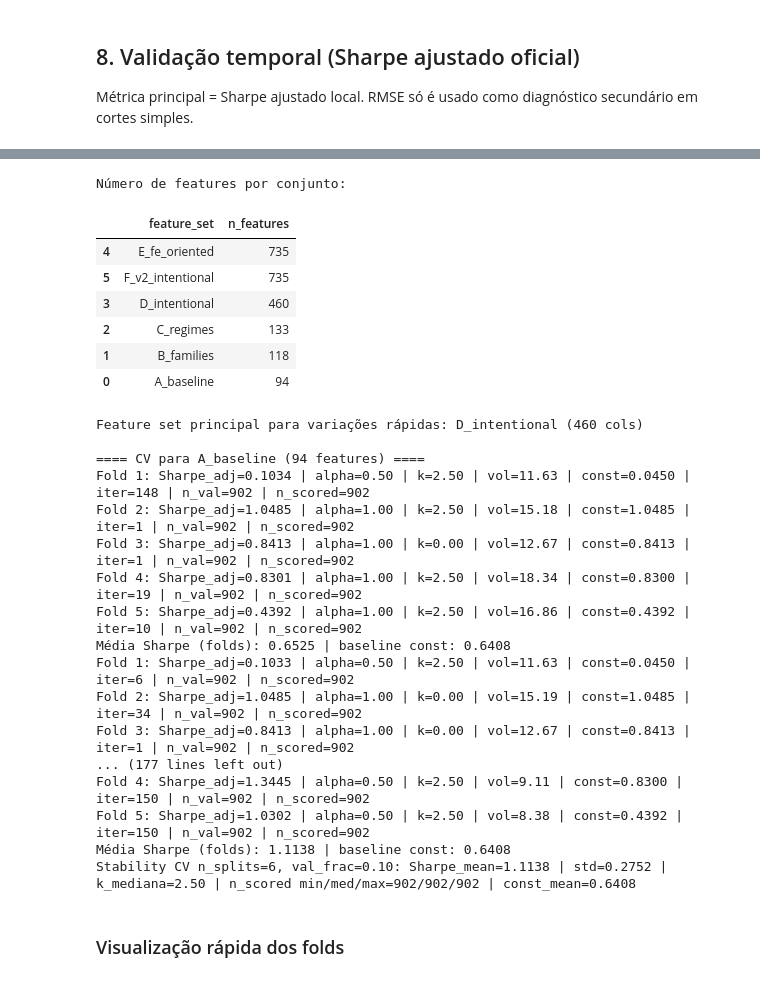
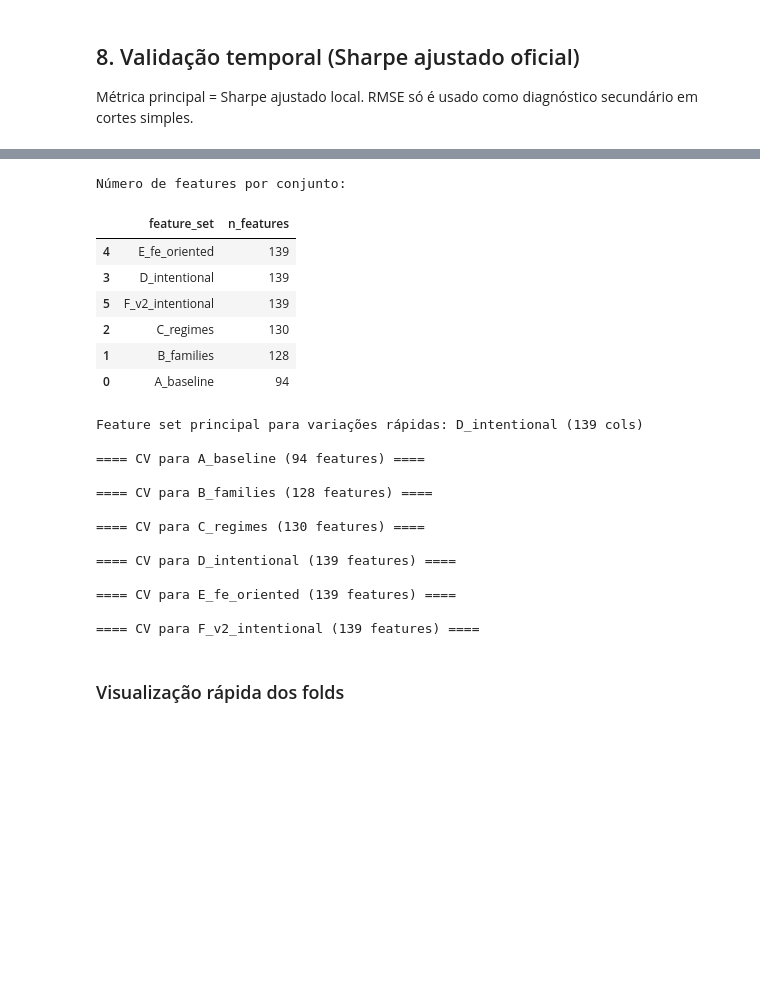
Before and after one commit to Marcux777/Contest-Hull-Tactical-Market-Prediction, a Jupyter notebook: notebooks/01_research.ipynb, the cells around one changed output, grey strips where cells are left out. Saved outputs shown, nothing was run; the diff lists cells and outputs as text; code cells hidden in the pictures; blank space fills up the shorter version.

```diff
--- a/notebooks/01_research.ipynb
+++ b/notebooks/01_research.ipynb
@@ -966,56 +967,64 @@ train_fe_all, test_fe_all, feature_cols_main, feature_sets, main_feature_set = m
     train,
     test_df=test,
     target_col=target_col,
     feature_set="D_intentional",
     intentional_cfg=INTENTIONAL_CFG,
     fe_cfg=FEATURE_CFG_DEFAULT,
 )
 _df = train_fe_all
+
+# Guardrail explícito: nenhum feature_set pode conter alvo ou retornos futuros (exceto versões lagged_).
+_leak_terms = {str(target_col), "forward_returns", "risk_free_rate", "market_forward_excess_returns"}
+_leak_terms = _leak_terms.union({t.lower() for t in _leak_terms})
+for fs_name, cols in feature_sets.items():
+    bad = []
+    for col in cols:
+        col_norm = str(col).lower()
+        if any(term in col_norm for term in _leak_terms) and not col_norm.startswith("lagged_"):
+            bad.append(col)
+    assert not bad, f"Leakage detectado em {fs_name}: {bad}"
+
 # Contagem de features por set
 feat_counts = pd.DataFrame(
     [{"feature_set": name, "n_features": len(cols)} for name, cols in feature_sets.items()]
 ).sort_values("n_features", ascending=False)
 print("Número de features por conjunto:")
 display(feat_counts)
 
 feature_cols_cv = feature_sets.get(main_feature_set, next(iter(feature_sets.values())))
 print(f"Feature set principal para variações rápidas: {main_feature_set} ({len(feature_cols_cv)} cols)")
 # Alias para compatibilidade com células seguintes
 feature_cols = feature_cols_cv
 
 cv_metrics = {}
 stability_reports = {}
 for name, cols in feature_sets.items():
     print(f"\n==== CV para {name} ({len(cols)} features) ====")
     cv_metrics[name] = pipeline.run_time_cv(train, feature_set=name, target_col=target_col, cfg=PIPELINE_CFG, n_splits=5, val_frac=0.10)
     sanity_shuffle_test(_df, cols, target_col, n_splits=3)
     stability_reports[name] = stability_check(_df, cols, target_col, configs=[(5, 0.1), (4, 0.15), (6, 0.10)])
 # %% [output]
 Número de features por conjunto:
 |  | feature_set | n_features |
-| 4 | E_fe_oriented | 735 |
-| 5 | F_v2_intentional | 735 |
-| 3 | D_intentional | 460 |
-| 2 | C_regimes | 133 |
-| 1 | B_families | 118 |
+| 4 | E_fe_oriented | 139 |
+| 3 | D_intentional | 139 |
+| 5 | F_v2_intentional | 139 |
+| 2 | C_regimes | 130 |
+| 1 | B_families | 128 |
 | 0 | A_baseline | 94 |
-Feature set principal para variações rápidas: D_intentional (460 cols)
+Feature set principal para variações rápidas: D_intentional (139 cols)
 
 ==== CV para A_baseline (94 features) ====
-Fold 1: Sharpe_adj=0.1034 | alpha=0.50 | k=2.50 | vol=11.63 | const=0.0450 | iter=148 | n_val=902 | n_scored=902
-Fold 2: Sharpe_adj=1.0485 | alpha=1.00 | k=2.50 | vol=15.18 | const=1.0485 | iter=1 | n_val=902 | n_scored=902
-Fold 3: Sharpe_adj=0.8413 | alpha=1.00 | k=0.00 | vol=12.67 | const=0.8413 | iter=1 | n_val=902 | n_scored=902
-Fold 4: Sharpe_adj=0.8301 | alpha=1.00 | k=2.50 | vol=18.34 | const=0.8300 | iter=19 | n_val=902 | n_scored=902
-Fold 5: Sharpe_adj=0.4392 | alpha=1.00 | k=2.50 | vol=16.86 | const=0.4392 | iter=10 | n_val=902 | n_scored=902
-Média Sharpe (folds): 0.6525 | baseline const: 0.6408
-Fold 1: Sharpe_adj=0.1033 | alpha=0.50 | k=2.50 | vol=11.63 | const=0.0450 | iter=6 | n_val=902 | n_scored=902
-Fold 2: Sharpe_adj=1.0485 | alpha=1.00 | k=0.00 | vol=15.19 | const=1.0485 | iter=34 | n_val=902 | n_scored=902
-Fold 3: Sharpe_adj=0.8413 | alpha=1.00 | k=0.00 | vol=12.67 | const=0.8413 | iter=1 | n_val=902 | n_scored=902
-... (177 lines left out)
-Fold 4: Sharpe_adj=1.3445 | alpha=0.50 | k=2.50 | vol=9.11 | const=0.8300 | iter=150 | n_val=902 | n_scored=902
-Fold 5: Sharpe_adj=1.0302 | alpha=0.50 | k=2.50 | vol=8.38 | const=0.4392 | iter=150 | n_val=902 | n_scored=902
-Média Sharpe (folds): 1.1138 | baseline const: 0.6408
-Stability CV n_splits=6, val_frac=0.10: Sharpe_mean=1.1138 | std=0.2752 | k_mediana=2.50 | n_scored min/med/max=902/902/902 | const_mean=0.6408
+
+==== CV para B_families (128 features) ====
+
+==== CV para C_regimes (130 features) ====
+
+==== CV para D_intentional (139 features) ====
+
+==== CV para E_fe_oriented (139 features) ====
+
+==== CV para F_v2_intentional (139 features) ====
 # %% [markdown]
 ### Visualização rápida dos folds
 # %%
```
Also changed, not shown: parts of 32 cells of this notebook, 4 other files.
